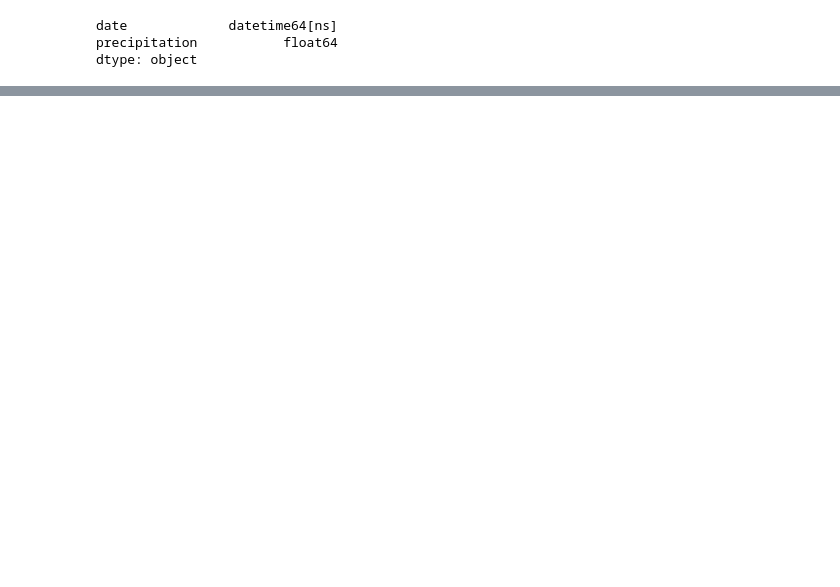
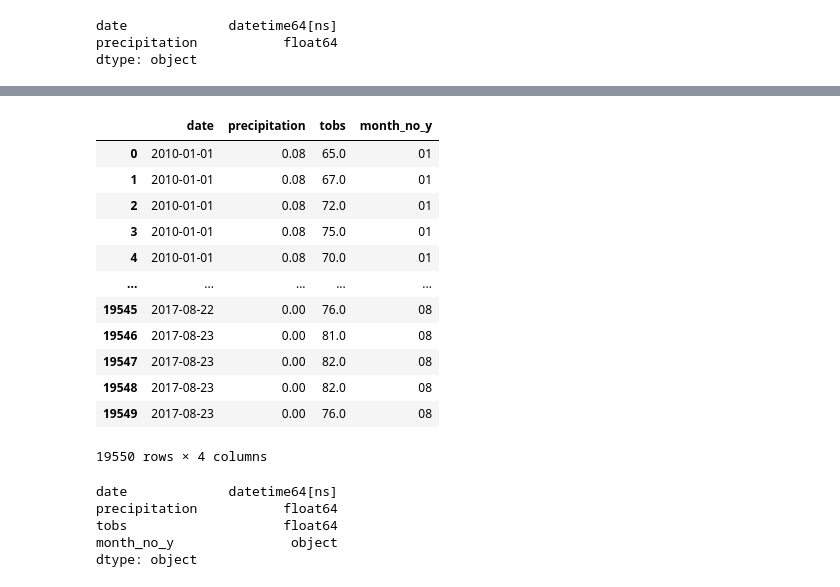
Before and after one commit to aramaswami/surfs_up, a Jupyter notebook: climate_analysis.ipynb, the cells around one changed output, grey strips where cells are left out. Drawn from its saved outputs; the diff is of its cells as text; code cells hidden in the pictures; blank space fills up the shorter version.

```diff
--- a/climate_analysis.ipynb
+++ b/climate_analysis.ipynb
@@ -328,0 +328,27 @@ df_prcp.groupby('month_no').mean()
+# %%
+#drop redundant month_no column
+df_merged_edited = df_merged.drop(columns='month_no_x')
+df_merged_edited
+# %% [output]
+|  | date | precipitation | tobs | month_no_y |
+| 0 | 2010-01-01 | 0.08 | 65.0 | 01 |
+| 1 | 2010-01-01 | 0.08 | 67.0 | 01 |
+| 2 | 2010-01-01 | 0.08 | 72.0 | 01 |
+| 3 | 2010-01-01 | 0.08 | 75.0 | 01 |
+| 4 | 2010-01-01 | 0.08 | 70.0 | 01 |
+| ... | ... | ... | ... | ... |
+| 19545 | 2017-08-22 | 0.00 | 76.0 | 08 |
+| 19546 | 2017-08-23 | 0.00 | 81.0 | 08 |
+| 19547 | 2017-08-23 | 0.00 | 82.0 | 08 |
+| 19548 | 2017-08-23 | 0.00 | 82.0 | 08 |
+| 19549 | 2017-08-23 | 0.00 | 76.0 | 08 |
+19550 rows × 4 columns
+# %%
+#check datatypes
+df_merged_edited.dtypes
+# %% [output]
+date             datetime64[ns]
+precipitation           float64
+tobs                    float64
+month_no_y               object
+dtype: object
```
Also changed, not shown: parts of 25 cells of this notebook.
